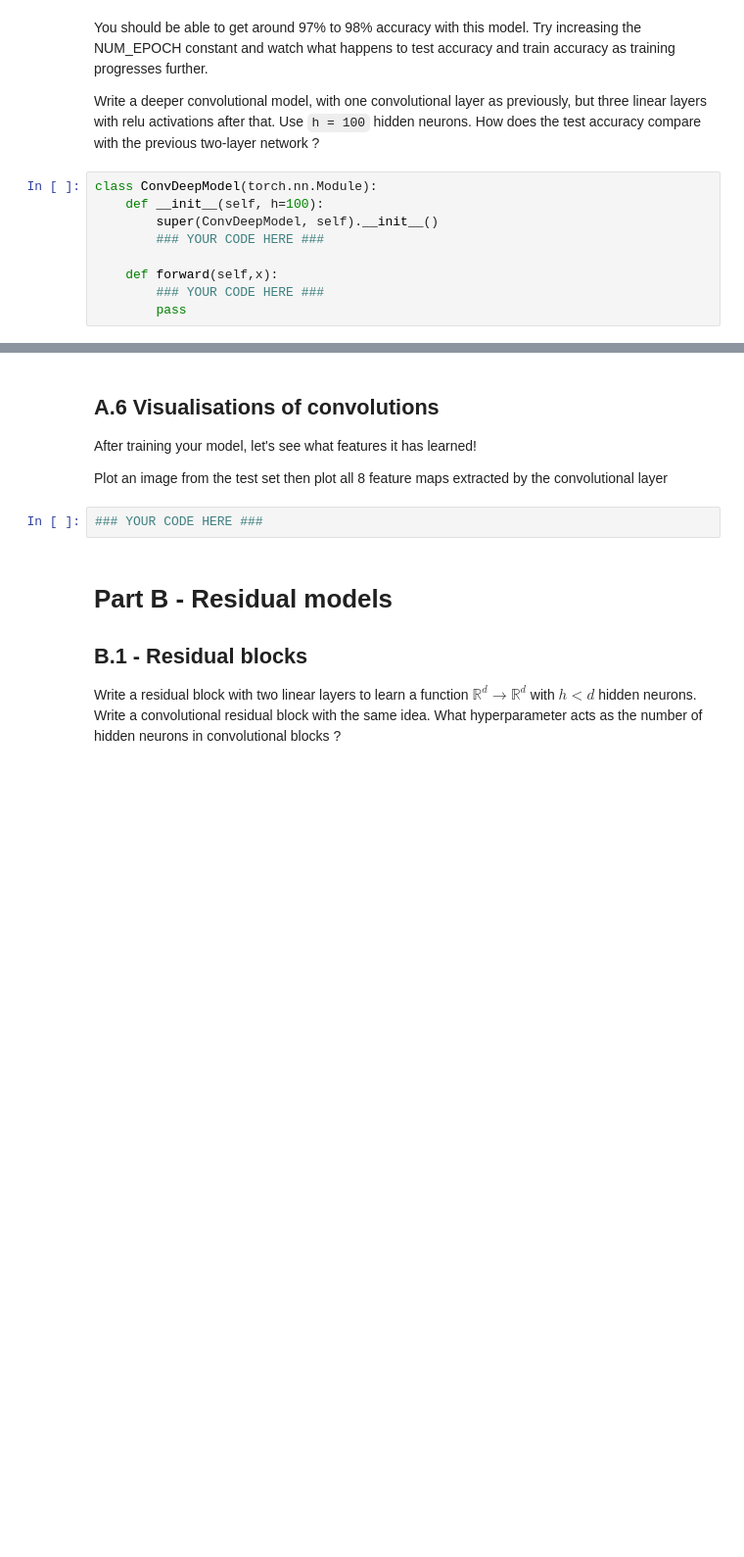
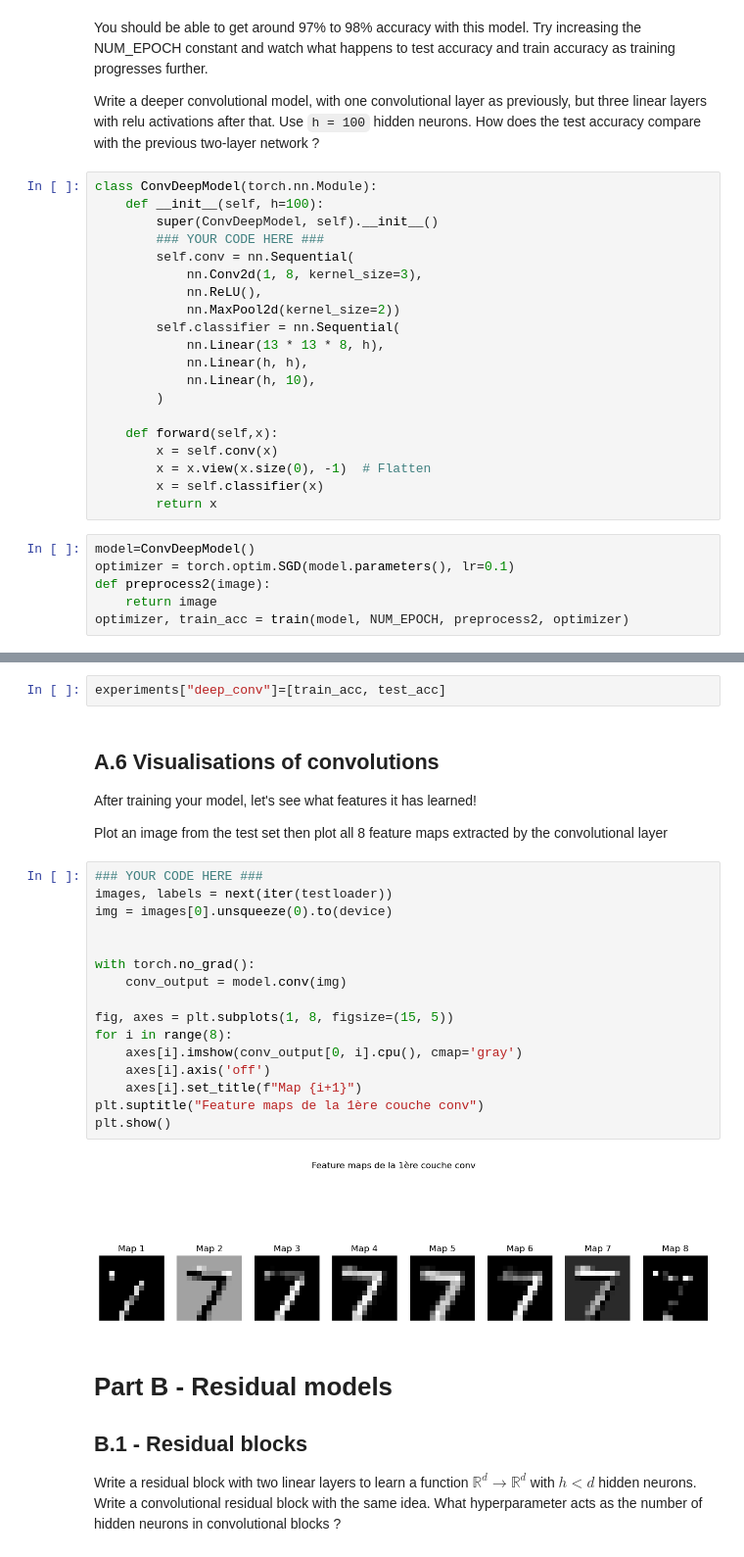
Before and after one commit to Kodro23/ensae_dl_pw1_annelauretanoh, a Jupyter notebook: notebook.ipynb, the cells around one changed output, grey strips where cells are left out. Shown: that part at 98% size. Cells and saved outputs as stored; diff of their text form; blank space fills up the shorter version.

```diff
--- a/notebook.ipynb
+++ b/notebook.ipynb
@@ -274,7 +283,24 @@ class ConvDeepModel(torch.nn.Module):
     def __init__(self, h=100):
         super(ConvDeepModel, self).__init__()
         ### YOUR CODE HERE ###
+        self.conv = nn.Sequential(
+            nn.Conv2d(1, 8, kernel_size=3),
+            nn.ReLU(),
+            nn.MaxPool2d(kernel_size=2))
+        self.classifier = nn.Sequential(
+            nn.Linear(13 * 13 * 8, h),
+            nn.Linear(h, h),
+            nn.Linear(h, 10),
+        )
 
     def forward(self,x):
-        ### YOUR CODE HERE ###
-        pass
+        x = self.conv(x)
+        x = x.view(x.size(0), -1)  # Flatten
+        x = self.classifier(x)
+        return x
+# %%
+model=ConvDeepModel()
+optimizer = torch.optim.SGD(model.parameters(), lr=0.1)
+def preprocess2(image):
+    return image
+optimizer, train_acc = train(model, NUM_EPOCH, preprocess2, optimizer)
@@ -281,3 +313,5 @@ class ConvDeepModel(torch.nn.Module):
+# %%
+experiments["deep_conv"]=[train_acc, test_acc]
 # %% [markdown]
 ## A.6 Visualisations of convolutions
 
@@ -286,6 +320,22 @@ After training your model, let's see what features it has learned!
 Plot an image from the test set then plot all 8 feature maps extracted by the convolutional layer
 # %%
 ### YOUR CODE HERE ###
+images, labels = next(iter(testloader))
+img = images[0].unsqueeze(0).to(device)
+
+
+with torch.no_grad():
+    conv_output = model.conv(img)
+
+fig, axes = plt.subplots(1, 8, figsize=(15, 5))
+for i in range(8):
+    axes[i].imshow(conv_output[0, i].cpu(), cmap='gray')
+    axes[i].axis('off')
+    axes[i].set_title(f"Map {i+1}")
+plt.suptitle("Feature maps de la 1ère couche conv")
+plt.show()
+# %% [output]
+[figure, added]
 # %% [markdown]
 # Part B - Residual models
 
```
Also changed, not shown: parts of 36 cells of this notebook.
